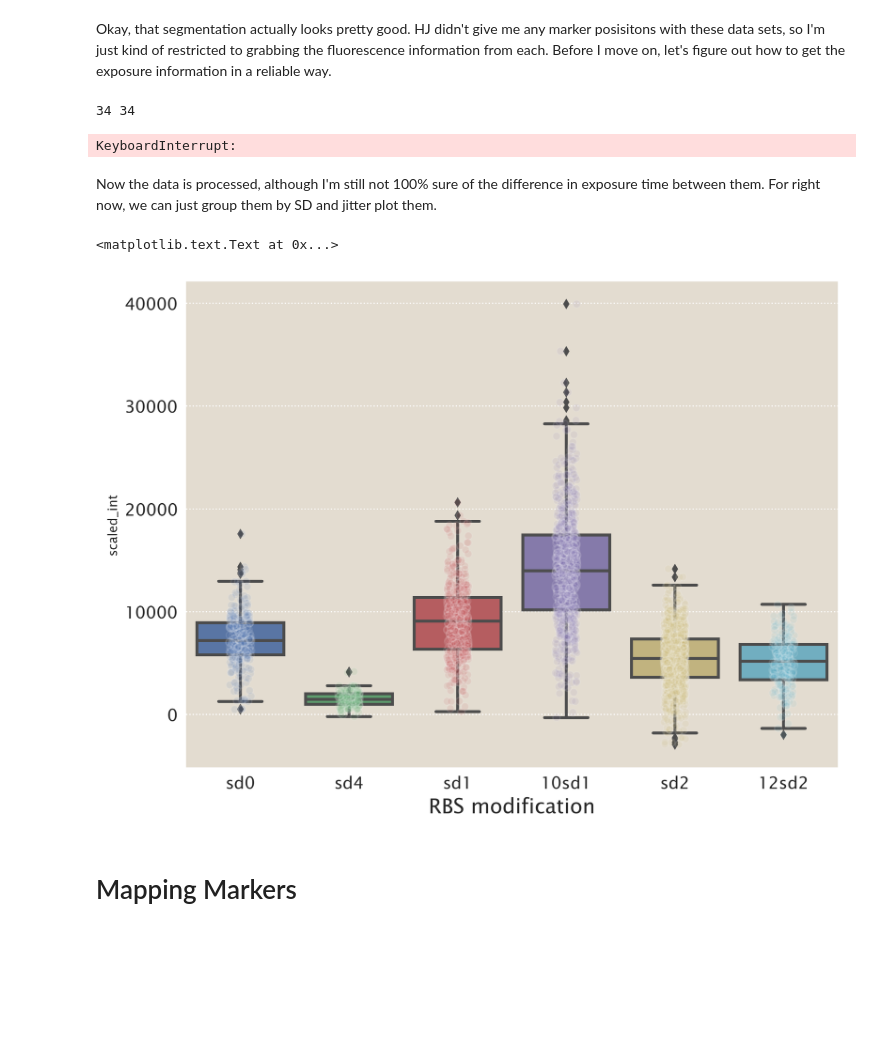
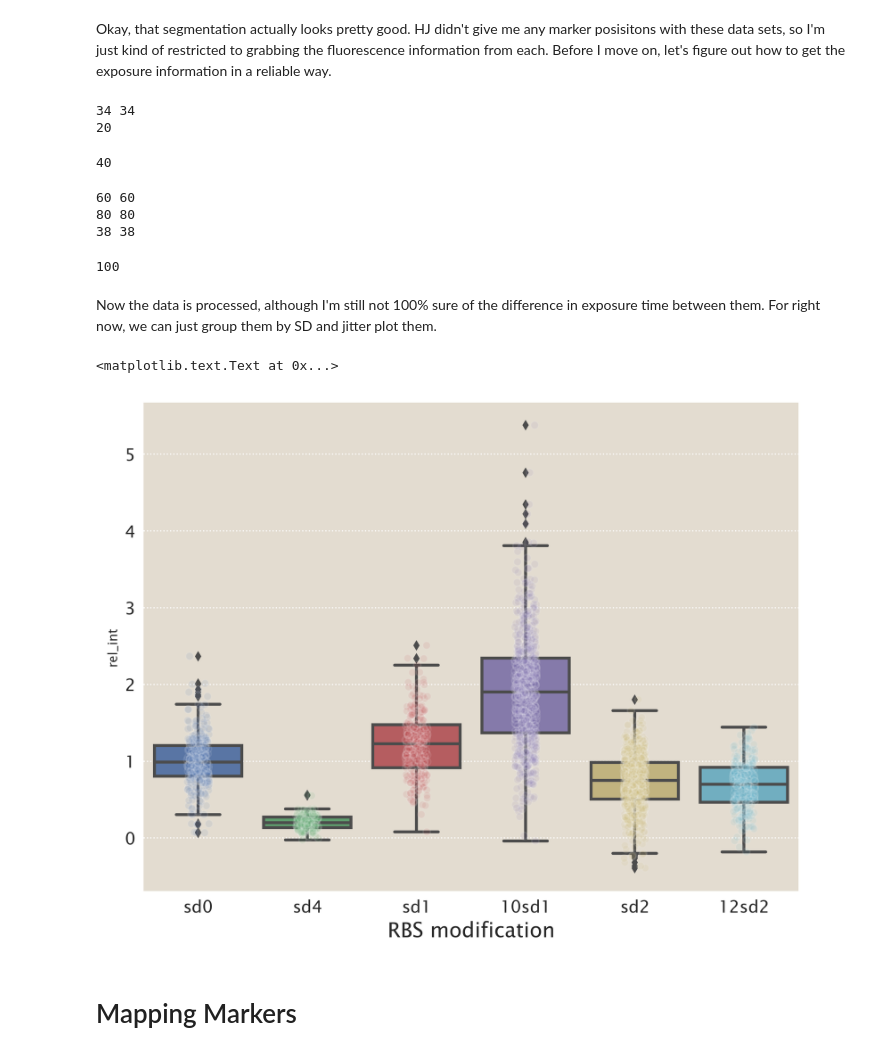
Before and after one commit to RPGroup-PBoC/mscl_survival, a Jupyter notebook: processing_through_201707.ipynb, the cells around one changed output. Cells and saved outputs as stored; diff of their text form; code cells hidden in the pictures; blank space fills up the shorter version.

```diff
--- a/processing_through_201707.ipynb
+++ b/processing_through_201707.ipynb
@@ -601,7 +604,9 @@ for i, f in enumerate(folders):
         flow_rate = name.split('_')[1]
         exp = scrape_metadata(fname=files_met[j], return_date=False)
         # Process.
-        seg = contour_seg(im_phase)
+        conts, seg = contour_seg(im_phase, return_conts=True, perim_bounds=(5, 1E5),
+                                 ecc_bounds=(0.7, 1.0), area_bounds=(1, 100))
+#         seg = contour_seg(im_phase)
 
         # Perform the field bg subtraction.
         flat_seg = im_seg > 0
@@ -624,36 +629,44 @@ for i, f in enumerate(folders):
         df.insert(0, 'exposure_ms', exp['GFP_exp_ms'])
         df.insert(0, 'flow_rate', flow_rate)
         df.insert(0, 'sd', f)
+        df.insert(0, 'date', files[j].split('/')[3])
         dfs.append(df)
 
 # Concatenate all of the DataFrames together.
-data = pd.concat(dfs)
-data.columns = ['sd', 'flow_rate', 'exposure_ms', 'mean_bg', 'raw_intensity', 'sub_intensity', 'area']
+SDdata = pd.concat(dfs)
 # %% [output]
 34 34
+20
-KeyboardInterrupt:
+40
+60 60
+80 80
+38 38
 # %%
 # Modify the intensities.
-max_exp = data['exposure_ms'].unique().max()
-min_exp = data['exposure_ms'].unique().min()
-data['scaled_int'] = data['sub_intensity'] *  max_exp / data['exposure_ms']
-data['scaled_raw'] = data['raw_intensity'] * max_exp / data['exposure_ms']
-mean_wt = data[data['sd']=='sd0']['scaled_int'].mean()
-data['rescaled_int'] = data['scaled_raw']  - (data['mean_bg'] * max_exp / data['exposure_ms'])
-data['rescaled_bg'] = data['mean_bg'] * max_exp / data['exposure_ms']
-data['rel_int'] = data['rescaled_int'] / data[data['sd']=='sd0']['rescaled_int'].mean()
+max_exp = SDdata['exposure_ms'].unique().max()
+min_exp = SDdata['exposure_ms'].unique().min()
+SDdata['scaled_int'] = SDdata['sub_intensity'] *  max_exp / SDdata['exposure_ms']
+SDdata['scaled_raw'] = SDdata['raw_intensity'] * max_exp / SDdata['exposure_ms']
+mean_wt = SDdata[SDdata['sd']=='sd0']['scaled_int'].mean()
+SDdata['rescaled_int'] = SDdata['scaled_raw']  - (SDdata['mean_bg'] * max_exp / SDdata['exposure_ms'])
+SDdata['rescaled_bg'] = SDdata['mean_bg'] * max_exp / SDdata['exposure_ms']
+SDdata['rel_int'] = SDdata['rescaled_int'] / SDdata[SDdata['sd']=='sd0']['rescaled_int'].mean()
+# %%
+max_exp
+# %% [output]
+100
 # %% [markdown]
 Now the data is processed, although I'm still not 100% sure of the difference in exposure time between them. For right now, we can just group them by SD and jitter plot them.
 # %%
-y = 'scaled_int'
-sns.stripplot(x='sd', y=y, data=data, jitter=True, alpha=0.1,
+y = 'rel_int'
+sns.stripplot(x='sd', y=y, data=SDdata, jitter=True, alpha=0.1,
              edgecolor='white', linewidth=1)
-sns.boxplot(x='sd', y=y, data=data)
+sns.boxplot(x='sd', y=y, data=SDdata)
 plt.xlabel('RBS modification', fontsize=14)
 # plt.ylabel('relative intensity to SD0', fontsize=14)
 # %% [output]
 <matplotlib.text.Text at 0x...>
-[figure, old version]
+[figure, new version]
 # %% [markdown]
 # Mapping Markers
 # %% [markdown]
```
Also changed, not shown: parts of 17 cells of this notebook.
